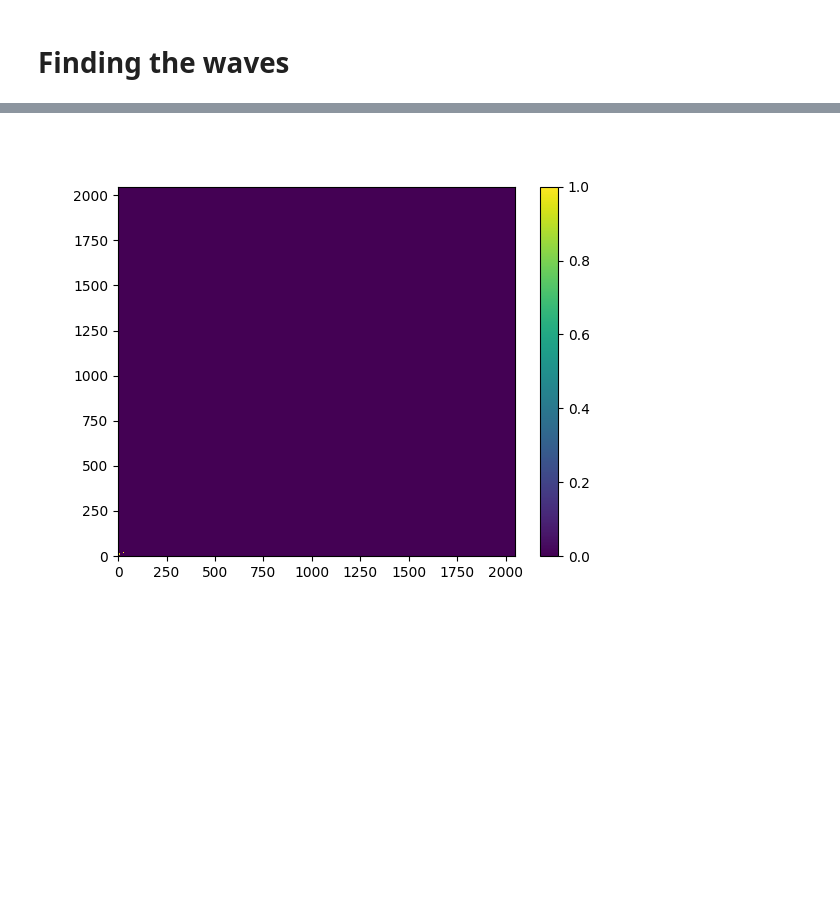
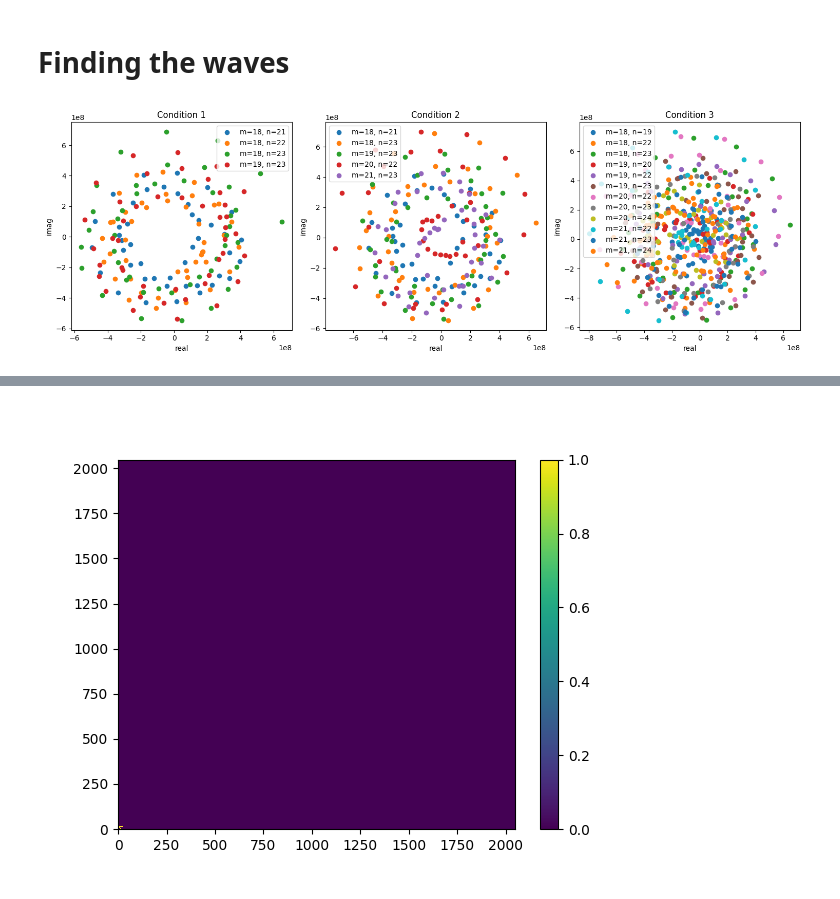
Before and after one commit to LennardMiller/Stage_M2, a Jupyter notebook: Basin Mode Projection/Rossby_diag_closed_case.ipynb, the cells around one changed output, grey strips where cells are left out. Drawn from its saved outputs; the diff is of its cells as text; code cells hidden in the pictures; blank space fills up the shorter version.

```diff
--- a/Basin Mode Projection/Rossby_diag_closed_case.ipynb
+++ b/Basin Mode Projection/Rossby_diag_closed_case.ipynb
@@ -171,10 +172,10 @@ plt.show()
 [figure]
 # %%
 
-def pulsation(psi_mn,t):
+def pulsation(psi_mn,t,t_sel):
     """Calculates the pulsation of the wave from the projection of the field psi on the mode (m,n)"""
 
-    dt = t[1] - t[0]
+    dt = t[t_sel[1]] - t[t_sel[0]]
     dpsi_mn_dt = (psi_mn[2:] - psi_mn[:-2]) / (2 * dt)
 
     pulsation_observed_brut = np.imag(np.conj(psi_mn[1:-1]) * dpsi_mn_dt) / np.abs(psi_mn[1:-1])**2
@@ -225,0 +234,82 @@ results = Parallel(n_jobs=-1)(delayed(find_mode)(m, n) for m in m_list for n in
+# %%
+#Comparing the 3 different conditions
+
+pi = np.pi
+
+
+def find_mode_allmethods(m_sel, n_sel, epsilon1, epsilon2, epsilon3, time_sel, psi, t):
+    """
+    Process a single (m, n) mode and return data for plotting if conditions are met.
+    """
+    # Finding the projection of the field on the mode
+    psi_mn = project_basin(psi[time_sel, :, :], m_sel, n_sel, Lx, norm=1)
+
+    pulsation_observed_brut, pulsation_var = pulsation(psi_mn, t, time_sel)
+    std = np.sqrt(np.mean(pulsation_var, axis=0) - np.mean(pulsation_observed_brut, axis=0)**2)
+
+    pulsation_mode_theo = beta * Lx / (np.sqrt(m_sel**2 + n_sel**2) * 2 * np.pi)
+
+    real = np.real(psi_mn)
+    imag = np.imag(psi_mn)
+
+
+    # Conditions to discriminate the modes with wave-like behavior
+    condition1 = np.std(np.abs(np.sqrt(real**2 + imag**2)), axis=0) / np.mean(np.abs(np.sqrt(real**2 + imag**2)), axis=0) < epsilon1
+    condition2 = std / np.abs(np.mean(pulsation_observed_brut, axis=0)) < epsilon2
+    condition3 = np.abs(np.abs(np.mean(pulsation_observed_brut, axis=0) - np.abs(pulsation_mode_theo))) / np.abs(pulsation_mode_theo) < epsilon3
+
+    print("processed mode:", m_sel, n_sel)
+    results = []
+
+    if condition1:
+
+        results.append((0, real, imag, m_sel, n_sel))
+        print("condition 1")
+
+    if condition2:
+
+        results.append((1, real, imag, m_sel, n_sel))
+        print("condition 2  ")
+
+    if condition3:
+
+        results.append((2, real, imag, m_sel, n_sel))
+        print("condition 3  ")# Conditions to discriminate the modes with wave-like behavior
+
+    return results
+
+# Create subplots outside the function
+fig, axes = plt.subplots(1, 3, figsize=(15, 5))
+
+m_list = np.arange(18, 22, 1)
+n_list = np.arange(18, 25, 1)
+epsilon1 = 0.3
+epsilon2 = 0.3
+epsilon3 = 0.1
+
+
+time_sel = np.arange(0, len(t), 3, dtype=int)
+
+# Collect results in parallel
+results = Parallel(n_jobs=-1)(delayed(find_mode_allmethods)(m, n, epsilon1, epsilon2, epsilon3, time_sel, psi, t) for m in m_list for n in n_list)
+
+# Flatten the list of results
+results_flat = [item for sublist in results for item in sublist]
+
+# Plotting
+for result in results_flat:
+    ax_idx, real, imag, m_sel, n_sel = result
+    axes[ax_idx].scatter(real, imag, label=f'm={m_sel}, n={n_sel}')
+    axes[ax_idx].set_xlabel('real')
+    axes[ax_idx].set_ylabel('imag')
+
+# Add legends and titles to the plots only if data was plotted
+for ax, title in zip(axes, ['Condition 1', 'Condition 2', 'Condition 3']):
+    if ax.collections:
+        ax.legend()
+    ax.set_title(title)
+
+plt.tight_layout()
+plt.show()
+# %% [output]
+[figure, added]
```
Also changed, not shown: parts of 16 cells of this notebook, 15 other files.
